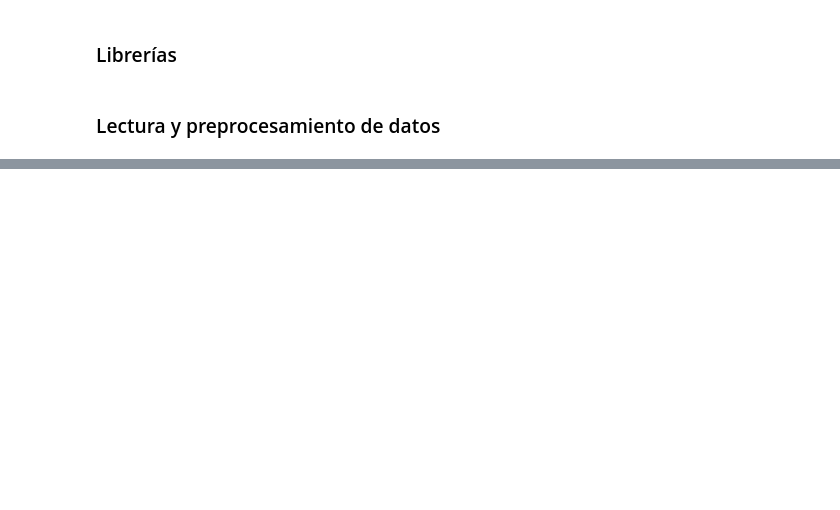
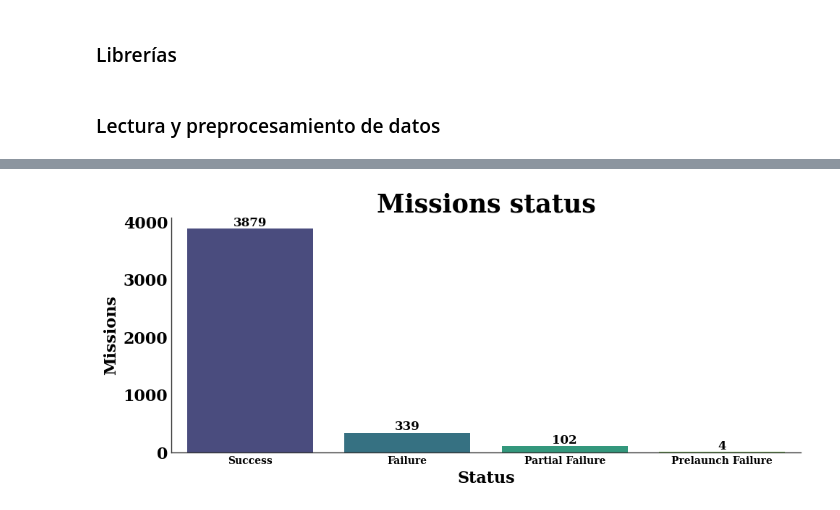
Before and after one commit to pablocarmona1527/Data_analyst, a Jupyter notebook: space_missions.ipynb, the cells around one changed output, grey strips where cells are left out. Saved outputs shown, nothing was run; the diff lists cells and outputs as text; code cells hidden in the pictures; blank space fills up the shorter version.

```diff
--- a/space_missions.ipynb
+++ b/space_missions.ipynb
@@ -66,0 +146,22 @@ df = df.sort_values('date').reset_index(drop=True)
+# %%
+##Estado de las misiones
+
+mission_status = df['mission_status'].value_counts(sort=True).reset_index()
+
+
+##Figura
+fig, ax = plt.subplots(figsize=(10,4))
+
+sns.barplot(data=mission_status,x='mission_status',y='count',hue='mission_status',palette='viridis',ax=ax)
+
+ax.set_title('Missions status')
+ax.set_xlabel('Status')
+ax.set_ylabel('Missions')
+ax.spines[['top','right']].set_visible(False)
+
+for i, valor in enumerate(mission_status['count']):
+    plt.text(i, valor + 0.5, str(valor), ha='center', va='bottom', fontsize=12)
+
+plt.show()
+# %% [output]
+[figure, added]
```
Also changed, not shown: parts of 14 cells of this notebook.
